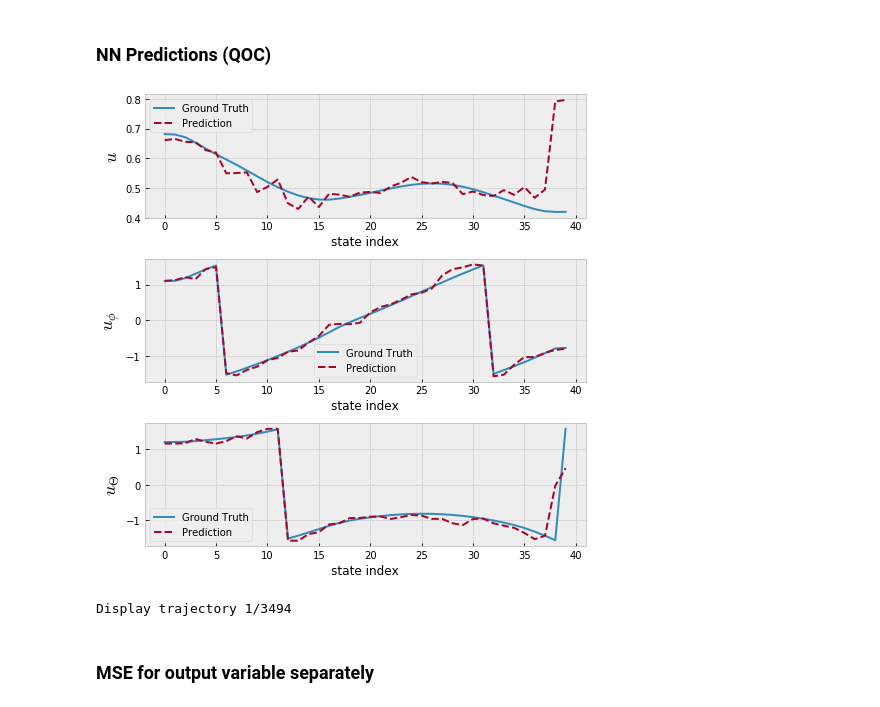
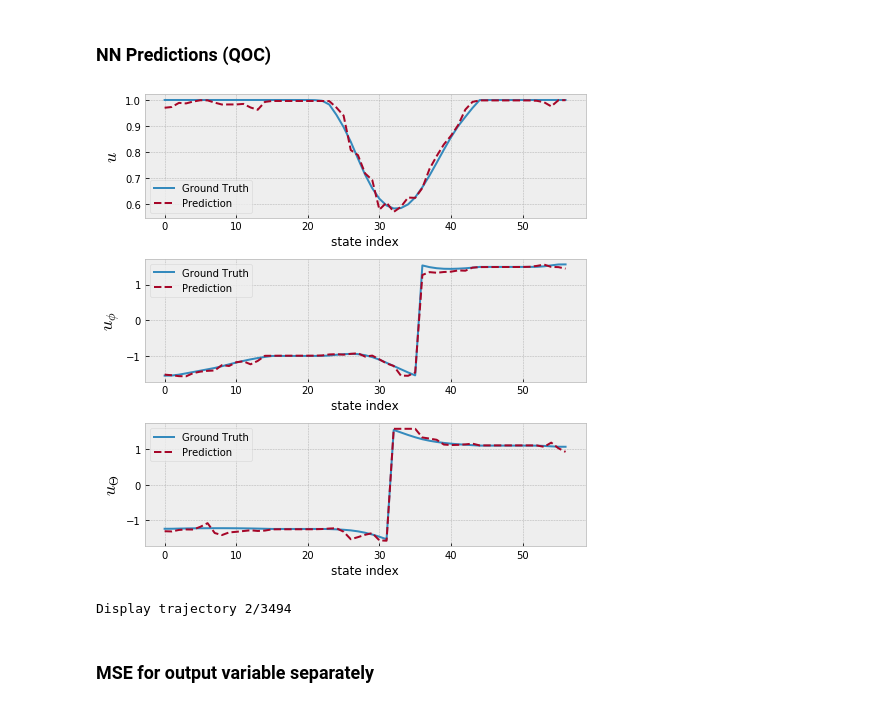
Before and after one commit to dvtailor/trajectory-deep-learning, a Jupyter notebook: ModelEvaluation.ipynb, the cells around one changed output. Drawn from its saved outputs; the diff is of its cells as text; code cells hidden in the pictures.

```diff
--- a/ModelEvaluation.ipynb
+++ b/ModelEvaluation.ipynb
@@ -118,7 +118,7 @@ mdl_name =  'moc_l4_n200_' + network_output
 path_to_model = 'models/' + mdl_name + '/' + model_type + '.h5'
 model = load_model(path_to_model) # trained keras model loaded to make predictions
 
-data = np.load('data/moc_data_sph.npy')
+data = np.load('datasets/moc_data_sph.npy')
 inputs = data[:, [0,1,2,3,4,5,6]]
 input_scaler = StandardScaler().fit(inputs) # need same input scaler as used in training
 
@@ -144,13 +144,13 @@ targets = data[:, target_indices]
 target_scaler = MinMaxScaler(feature_range=(-1, 1),).fit(targets)
 
 # load data file that contains trajectory times
-data_with_times = np.load('data/moc_data.npy')
+data_with_times = np.load('datasets/moc_data.npy')
 # split data into separate trajectories
 traj_split_indices = np.where(data_with_times[:, 0] == 0.)[0][1:] # time=0 indicates start of new trajectory
 data_trajs_times = np.split(data_with_times, traj_split_indices)
 data_trajs = np.split(data, traj_split_indices)
 # %%
-traj_idx = 0 # trajectory to plot
+traj_idx = 3 # trajectory to plot
 
 plt.figure(figsize=(7, 7))
 
@@ -191,7 +191,7 @@ mdl_name = 'qoc_l4_n200_' + network_output
 path_to_model = 'models/' + mdl_name + '/' + model_type + '.h5'
 model = load_model(path_to_model) # trained keras model loaded to make predictions
 
-data = np.load('data/qoc_data_sph.npy')
+data = np.load('datasets/qoc_data_sph.npy')
 inputs = data[:, [0,1,2,3,4,5,6]]
 input_scaler = StandardScaler().fit(inputs)
 inputs_norm = input_scaler.transform(inputs)
@@ -222,33 +222,33 @@ traj_split_indices = np.where(np.absolute(np.diff(data[:,7], axis=0)) > 0.1)[0]+
 inputs_trajs = np.split(inputs_norm, traj_split_indices)
 targets_trajs = np.split(targets, traj_split_indices)
 # %%
-traj_idx = 0 # trajectory to plot
+traj_idx = 1 # trajectory to plot
 
 plt.figure(figsize=(7, 7))
 
 truth = targets_trajs[traj_idx]
 # network predictions
 preds = target_scaler.inverse_transform(model.predict(inputs_trajs[traj_idx]))
 
 times = np.arange(preds.shape[0]) # not really 'time'
 
 i = 0
 for target_idx in target_indices:
     plt.subplot(3,1,i+1)
     plt.plot(times, truth[:,i], label='Ground Truth')
     plt.plot(times, preds[:,i] , '--', label='Prediction')
     plt.xlabel('state index')
     plt.ylabel(plot_lbls[i], fontsize=18)
     plt.legend()
     i += 1
 
 plt.tight_layout()
 plt.show()
 
 print('Display trajectory {0}/{1}'.format(traj_idx+1, len(inputs_trajs)))
 # %% [output]
-[figure, old version]
+[figure, new version]
-Display trajectory 1/3494
+Display trajectory 2/3494
 # %% [markdown]
 ### MSE for output variable separately
 # %%
```
Also changed, not shown: parts of 3 cells of this notebook, 3 other files.
